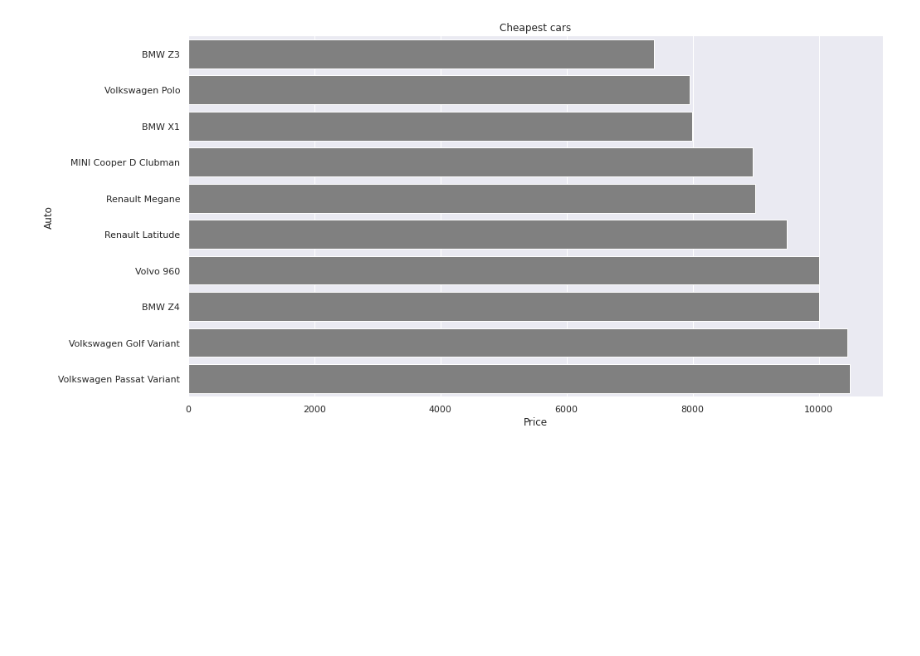
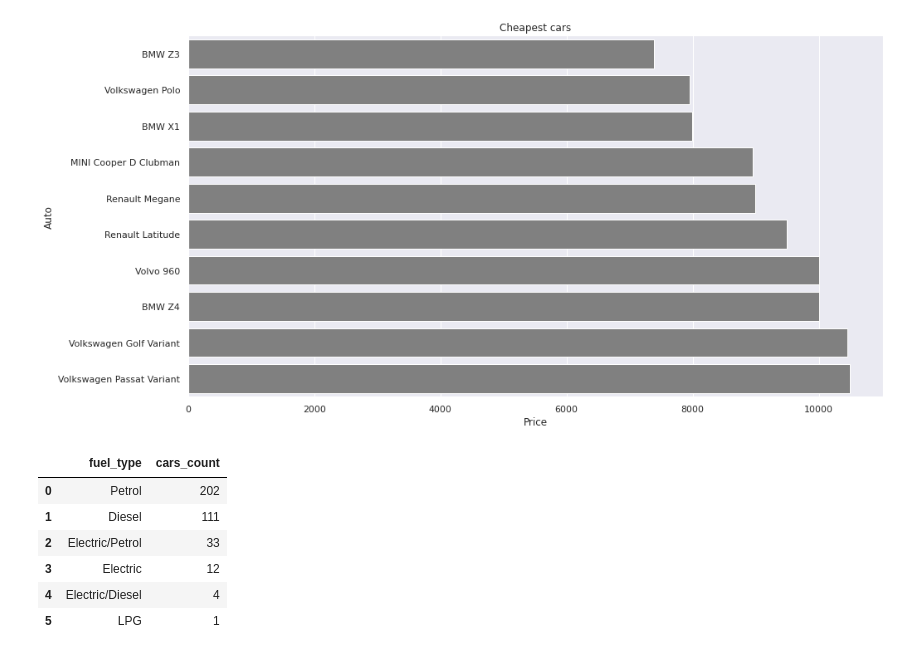
Before and after one commit to wa-le/autoscout24-webscrape-EDA, a Jupyter notebook: autoscout24_clean.ipynb, the cells around one changed output. Drawn from its saved outputs; the diff is of its cells as text; code cells hidden in the pictures; blank space fills up the shorter version.

```diff
--- a/autoscout24_clean.ipynb
+++ b/autoscout24_clean.ipynb
@@ -537,3 +537,17 @@ sns.barplot(x="Price", y='Auto', data=cheap, color="grey").set(title='Cheapest C
 plt.show()
 # %% [output]
 [figure]
+# %%
+# Percentage of Auto by fuel type
+
+fueltype_perc = data["fuel_type"].value_counts().reset_index()
+fueltype_perc = fueltype_perc.rename(columns = {"index": "fuel_type", "fuel_type": "cars_count"})
+fueltype_perc
+# %% [output]
+|  | fuel_type | cars_count |
+| 0 | Petrol | 202 |
+| 1 | Diesel | 111 |
+| 2 | Electric/Petrol | 33 |
+| 3 | Electric | 12 |
+| 4 | Electric/Diesel | 4 |
+| 5 | LPG | 1 |
```
Also changed, not shown: parts of 6 cells of this notebook.
